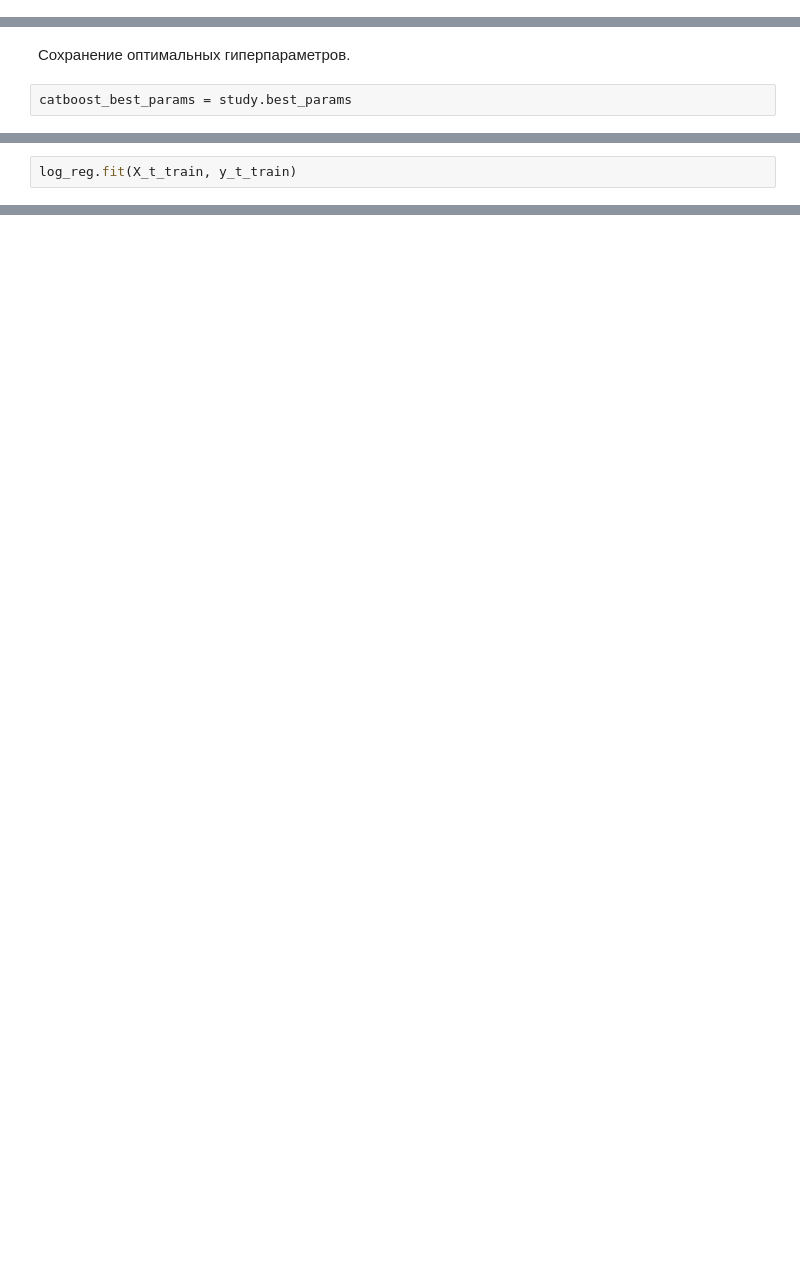
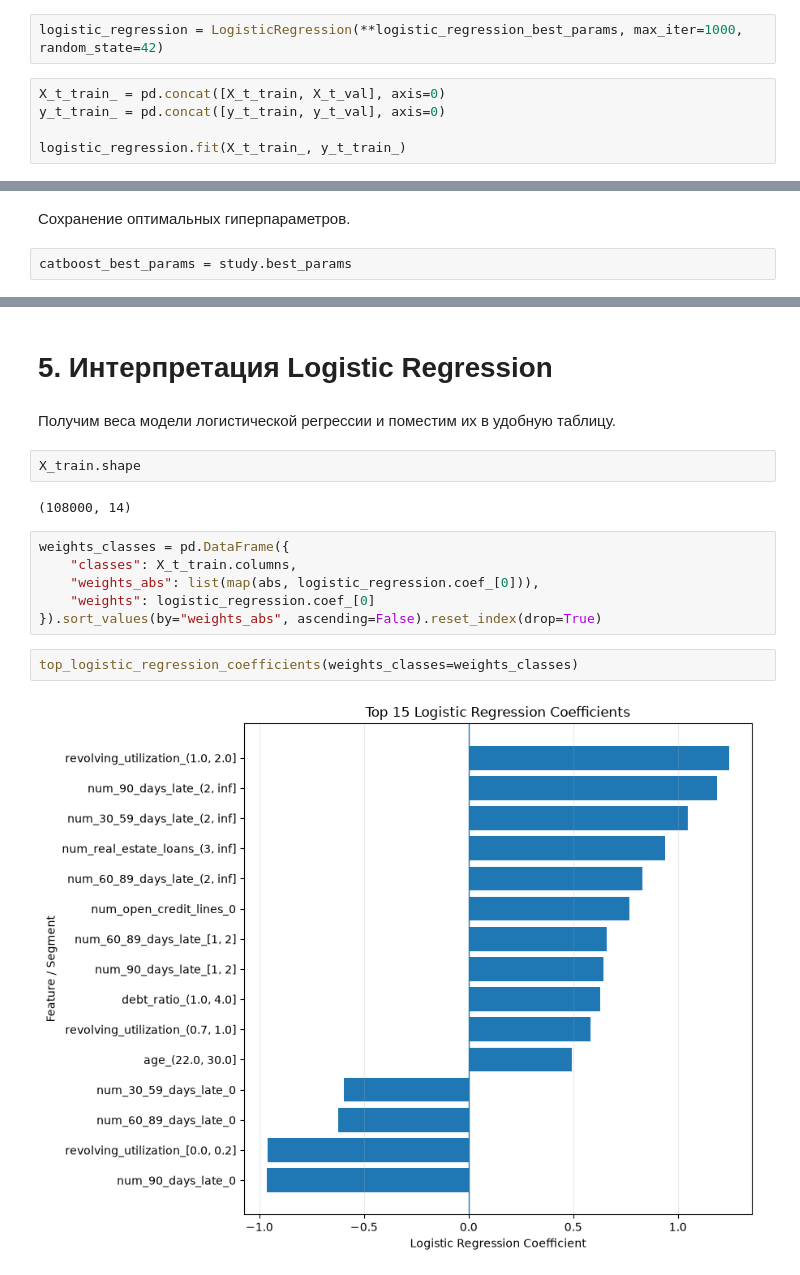
Before and after one commit to drema3-4/Credit-Risk-Analytics-and-Scoring, a Jupyter notebook: src/notebooks/03_scoring.ipynb, the cells around one changed output, grey strips where cells are left out. Saved outputs shown, nothing was run; the diff lists cells and outputs as text; blank space fills up the shorter version.

```diff
--- a/src/notebooks/03_scoring.ipynb
+++ b/src/notebooks/03_scoring.ipynb
@@ -326,0 +565,7 @@ logistic_regression_best_params = study.best_params
+# %%
+logistic_regression = LogisticRegression(**logistic_regression_best_params, max_iter=1000, random_state=42)
+# %%
+X_t_train_ = pd.concat([X_t_train, X_t_val], axis=0)
+y_t_train_ = pd.concat([y_t_train, y_t_val], axis=0)
+
+logistic_regression.fit(X_t_train_, y_t_train_)
@@ -427,2 +688,0 @@ log_reg = LogisticRegression(**logistic_regression_best_params)
-# %%
-log_reg.fit(X_t_train, y_t_train)
@@ -522,0 +788,18 @@ models_metrics
+# %% [markdown]
+# 5. Интерпретация Logistic Regression
+# %% [markdown]
+Получим веса модели логистической регрессии и поместим их в удобную таблицу.
+# %%
+X_train.shape
+# %% [output]
+(108000, 14)
+# %%
+weights_classes = pd.DataFrame({
+    "classes": X_t_train.columns,
+    "weights_abs": list(map(abs, logistic_regression.coef_[0])),
+    "weights": logistic_regression.coef_[0]
+}).sort_values(by="weights_abs", ascending=False).reset_index(drop=True)
+# %%
+top_logistic_regression_coefficients(weights_classes=weights_classes)
+# %% [output]
+[figure, added]
```
Also changed, not shown: parts of 105 cells of this notebook.
